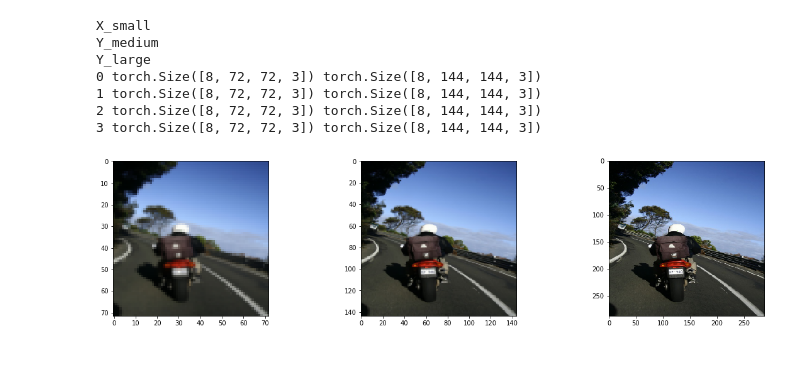
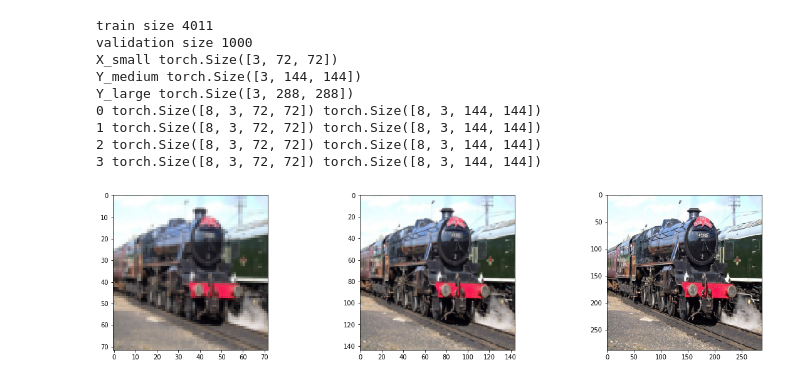
Before and after one commit to yaarams/yandex, a Jupyter notebook: dl/assignment4/avsha_assignment4.ipynb, the cells around one changed output. Drawn from its saved outputs; the diff is of its cells as text; code cells hidden in the pictures.

```diff
--- a/dl/assignment4/avsha_assignment4.ipynb
+++ b/dl/assignment4/avsha_assignment4.ipynb
@@ -27,71 +58,97 @@ class PascalDataset(Dataset):
             idx = idx.tolist()
 
         img_name = os.path.join(self.root_dir, self.files[idx])
-        image = io.imread(img_name)
+        image = Image.open(img_name).convert('RGB')
+#         image = io.imread(img_name)
 
         return image
 
 class TransformingDataset(Dataset):
-        def __init__(self, ds, transforms, keys):
+        def __init__(self, ds, transforms, keys, start=0, end=None):
             self.ds = ds
             self.keys_transforms = list(zip(keys, transforms))
+            self.start = start
+            if not end:
+                end = len(ds)
+            self.end = end
 
         def __len__(self):
-            return len(self.ds)
+            return self.end - self.start
 
         def __getitem__(self, idx):
             it = self.ds[idx]
             return {name:f(it) for (name,f) in self.keys_transforms }
 #             return it, list(map(lambda f: f(it), self.transforms))
 
         def number_of_transforms(self):
             return len(self.keys_transforms)
 
 
-ds = PascalDataset('VOCdevkit/VOC2007/JPEGImages')
+ds = PascalDataset('data/VOCdevkit/VOC2007/JPEGImages')
 
-resizer = lambda output_shape: (lambda img: transform.resize(img, output_shape) )
-
-torch.set_printoptions(profile="full")
+# resizer = lambda output_shape: (lambda img: transform.resize(img, output_shape) )
+resizer = lambda output_shape: lambda img: ToTensor()(Resize(output_shape)(img))
 
 
-resize_large = resizer((288, 288, 3))
-resize_medium = resizer((144, 144, 3))
-resize_small = resizer((72, 72, 3))
+resize_large = resizer((288, 288))
+resize_medium = resizer((144, 144))
+resize_small = resizer((72, 72))
 
+
+ds_small_medium_train = TransformingDataset(ds, [resize_small, resize_medium],
+                                            ['X_small', 'Y_medium'], start=1000)
+
+ds_small_medium_val = TransformingDataset(ds, [resize_small, resize_medium],
+                                            ['X_small', 'Y_medium'], end=1000)
 
 ds_small_medium_large = TransformingDataset(ds, [resize_small, resize_medium, resize_large],
                                             ['X_small', 'Y_medium', 'Y_large'])
 
-def present(idx, dataset):
+print('train size', len(ds_small_medium_train))
+print('validation size', len(ds_small_medium_val))
+
+# def present(idx, dataset):
+#     plt.figure(figsize=(20,10))
+#     columns = dataset.number_of_transforms()
+#     data_dict = dataset[idx]
+#     for i, transformation in enumerate(data_dict):
+#         plt.subplot(len(data_dict) / columns + 1, columns, i + 1)
+#         print(data_dict[transformation].shape)
+#         plt.imshow(ToPILImage()(data_dict[transformation]))
+
+
+def present(data_dict):
     plt.figure(figsize=(20,10))
-    columns = dataset.number_of_transforms()
-    data_dict = dataset[idx]
+    columns = len(data_dict)
     for i, transformation in enumerate(data_dict):
         plt.subplot(len(data_dict) / columns + 1, columns, i + 1)
-        print(transformation)
-        plt.imshow(data_dict[transformation])
+        print(transformation, data_dict[transformation].shape)
+        plt.imshow(ToPILImage()(data_dict[transformation]))
 
 plt.show()
 
-present(np.random.randint(len(ds)), ds_small_medium_large)
+present(ds_small_medium_large[np.random.randint(len(ds))])
 
-dataloader = DataLoader(ds_small_medium_large, batch_size=8, shuffle=True, num_workers=4)
+dataloader = DataLoader(ds_small_medium_train, batch_size=8, shuffle=True, num_workers=4)
+val_dataloader = DataLoader(ds_small_medium_val, batch_size=8, shuffle=True, num_workers=4)
+
 
 for i_batch, sample_batched in enumerate(dataloader):
     print(i_batch, sample_batched['X_small'].size(), sample_batched['Y_medium'].size())
 
     if i_batch == 3:
         break
 # %% [output]
-X_small
-Y_medium
-Y_large
-0 torch.Size([8, 72, 72, 3]) torch.Size([8, 144, 144, 3])
-1 torch.Size([8, 72, 72, 3]) torch.Size([8, 144, 144, 3])
-2 torch.Size([8, 72, 72, 3]) torch.Size([8, 144, 144, 3])
-3 torch.Size([8, 72, 72, 3]) torch.Size([8, 144, 144, 3])
+train size 4011
+validation size 1000
+X_small torch.Size([3, 72, 72])
+Y_medium torch.Size([3, 144, 144])
+Y_large torch.Size([3, 288, 288])
+0 torch.Size([8, 3, 72, 72]) torch.Size([8, 3, 144, 144])
+1 torch.Size([8, 3, 72, 72]) torch.Size([8, 3, 144, 144])
+2 torch.Size([8, 3, 72, 72]) torch.Size([8, 3, 144, 144])
+3 torch.Size([8, 3, 72, 72]) torch.Size([8, 3, 144, 144])
-[figure, old version]
+[figure, new version]
 # %%
 class FirstModel(nn.Module):
     def __init__(self, out_channels, input_h_w=(72, 72), output_h_w=(144, 144)):
```
Also changed, not shown: parts of 7 cells of this notebook.
